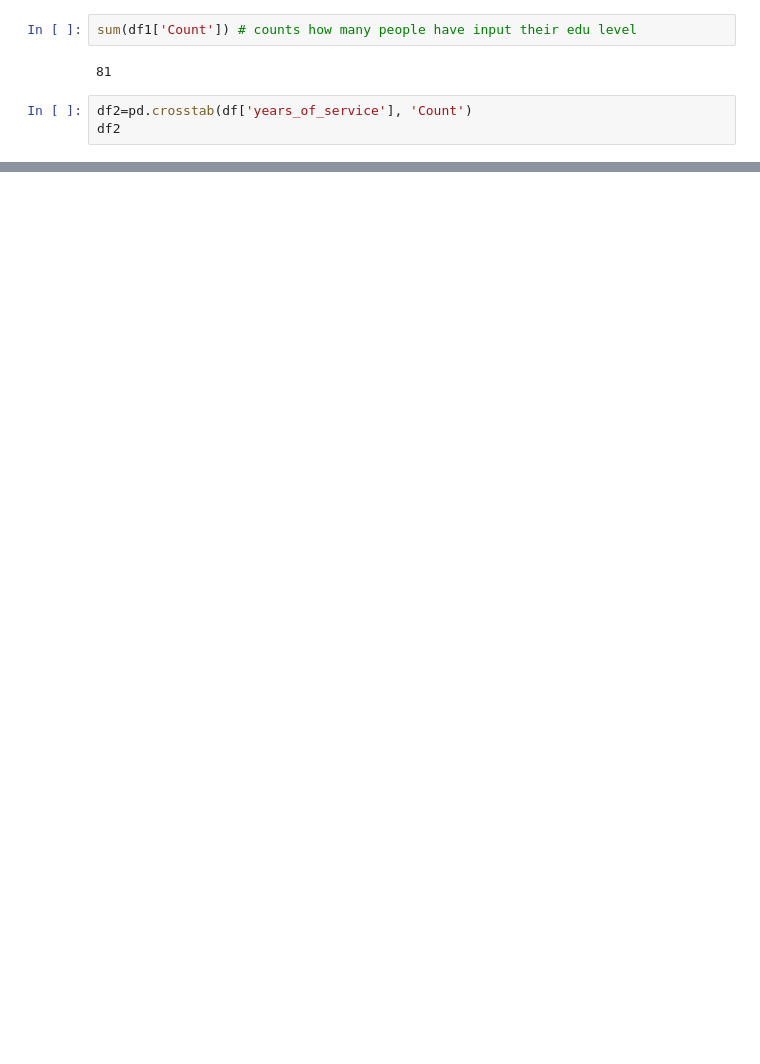
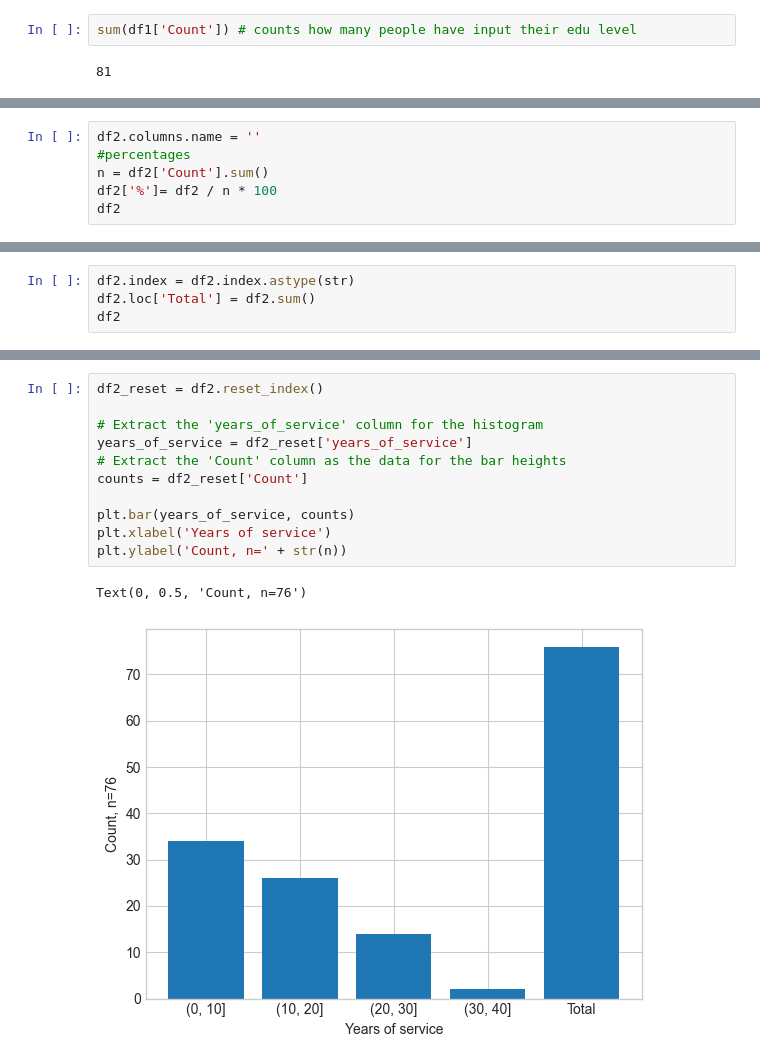
Before and after one commit to KatieRJ/BigDataProject, a Jupyter notebook: project.ipynb, the cells around one changed output, grey strips where cells are left out. Drawn from its saved outputs; the diff is of its cells as text; blank space fills up the shorter version.

```diff
--- a/project.ipynb
+++ b/project.ipynb
@@ -145,6 +145,3 @@ NameError: name 'bins' is not defined
 sum(df1['Count']) # counts how many people have input their edu level
 # %% [output]
 81
-# %%
-df2=pd.crosstab(df['years_of_service'], 'Count')
-df2
@@ -169,0 +177,6 @@ df2
+# %%
+df2.columns.name = ''
+#percentages
+n = df2['Count'].sum()
+df2['%']= df2 / n * 100
+df2
@@ -169,0 +189,4 @@ df2
+# %%
+df2.index = df2.index.astype(str)
+df2.loc['Total'] = df2.sum()
+df2
@@ -169,0 +216,14 @@ df2
+# %%
+df2_reset = df2.reset_index()
+
+# Extract the 'years_of_service' column for the histogram
+years_of_service = df2_reset['years_of_service']
+# Extract the 'Count' column as the data for the bar heights
+counts = df2_reset['Count']
+
+plt.bar(years_of_service, counts)
+plt.xlabel('Years of service')
+plt.ylabel('Count, n=' + str(n))
+# %% [output]
+Text(0, 0.5, 'Count, n=76')
+[figure, added]
```
Also changed, not shown: parts of 23 cells of this notebook.
